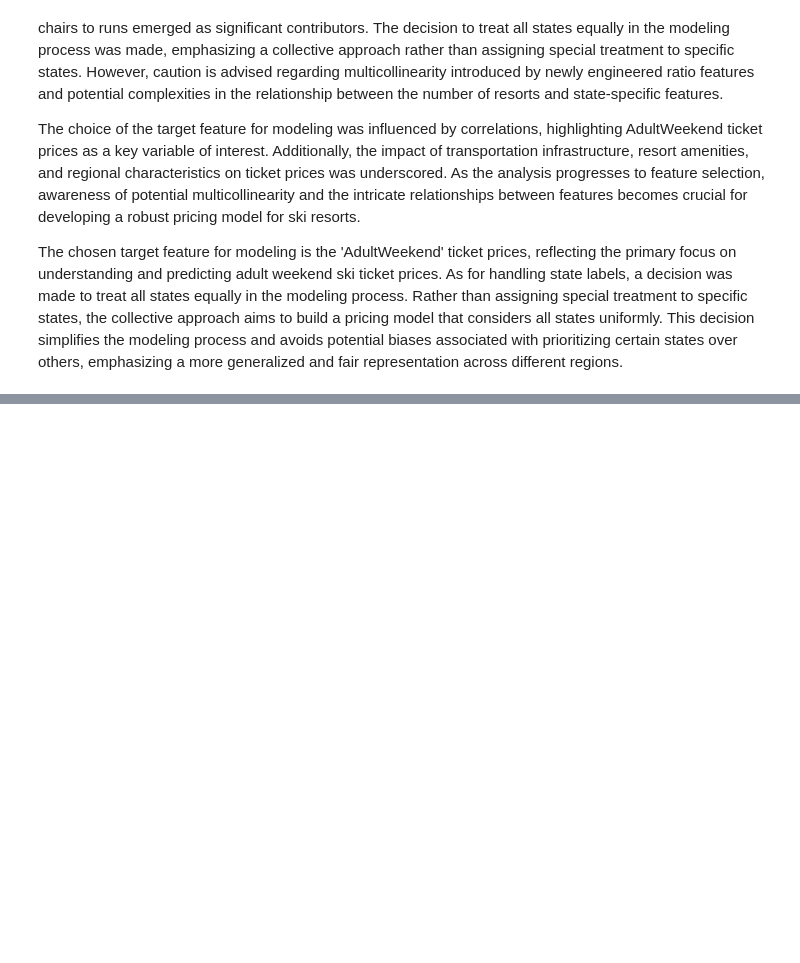
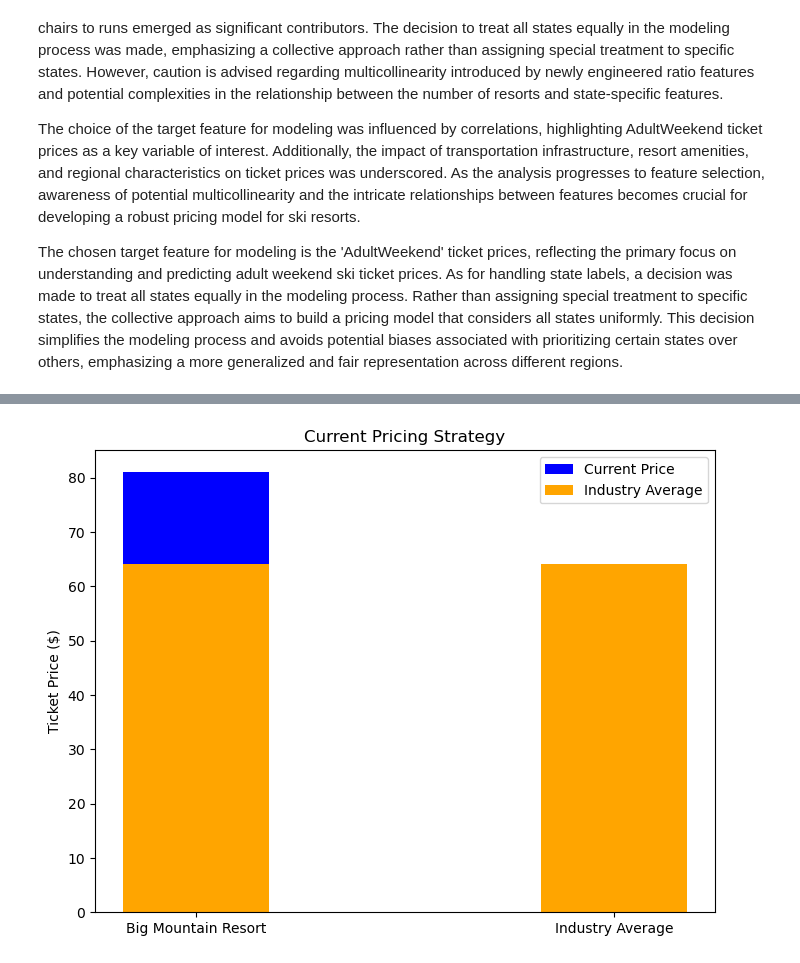
Before and after one commit to ChristaCarol/DataScienceGuidedCapstone, a Jupyter notebook: Notebooks/03_exploratory_data_analysis.ipynb, the cells around one changed output, grey strips where cells are left out. Cells and saved outputs as stored; diff of their text form; code cells hidden in the pictures; blank space fills up the shorter version.

```diff
--- a/Notebooks/03_exploratory_data_analysis.ipynb
+++ b/Notebooks/03_exploratory_data_analysis.ipynb
@@ -907,0 +810,33 @@ Writing file.  "../data\ski_data_step3_features.csv"
+# %%
+import matplotlib.pyplot as plt
+import pandas as pd
+
+# Assuming you have a DataFrame with the required data
+# Let's say the DataFrame is named 'pricing_data' with columns 'Name' and 'CurrentPrice'
+pricing_data = pd.DataFrame({
+    'Name': ['Big Mountain Resort', 'Industry Average'],
+    'CurrentPrice': [81.00, 64.11],
+})
+
+# Calculate the industry average price based on your data
+industry_average_price = ski_data['AdultWeekend'].mean()
+
+# Plotting the grouped bar chart
+fig, ax = plt.subplots(figsize=(8, 6))
+
+# Setting bar width
+bar_width = 0.35
+
+# Plotting bars
+bar1 = ax.bar(pricing_data['Name'], pricing_data['CurrentPrice'], bar_width, label='Current Price', color='blue')
+bar2 = ax.bar(pricing_data['Name'], [industry_average_price, industry_average_price], bar_width, label='Industry Average', color='orange')
+
+# Adding labels, title, and legend
+ax.set_ylabel('Ticket Price ($)')
+ax.set_title('Current Pricing Strategy')
+ax.legend()
+
+# Displaying the chart
+plt.show()
+# %% [output]
+[figure, added]
```
Also changed, not shown: parts of 43 cells of this notebook, 1 other file.
